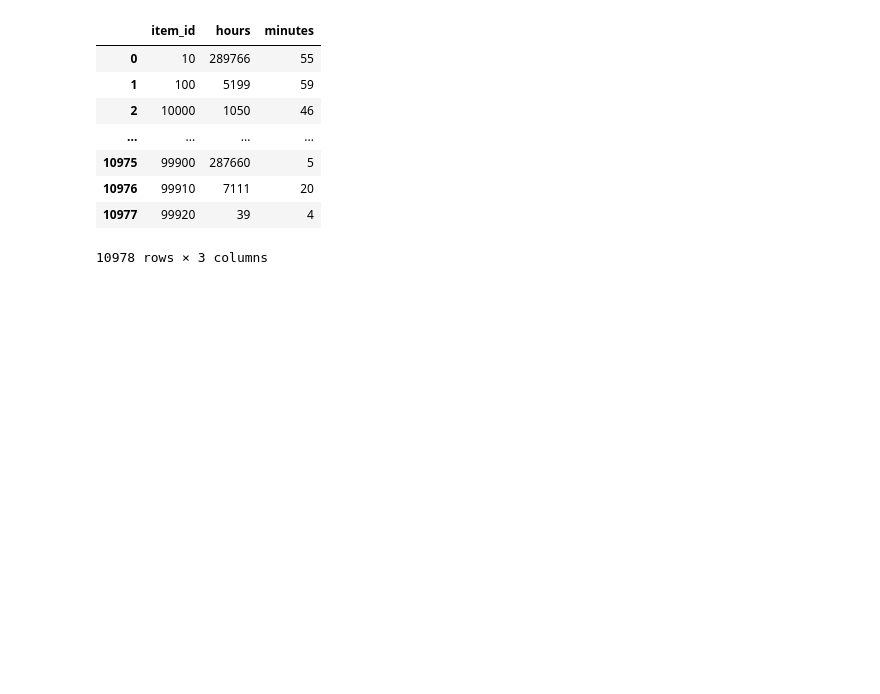
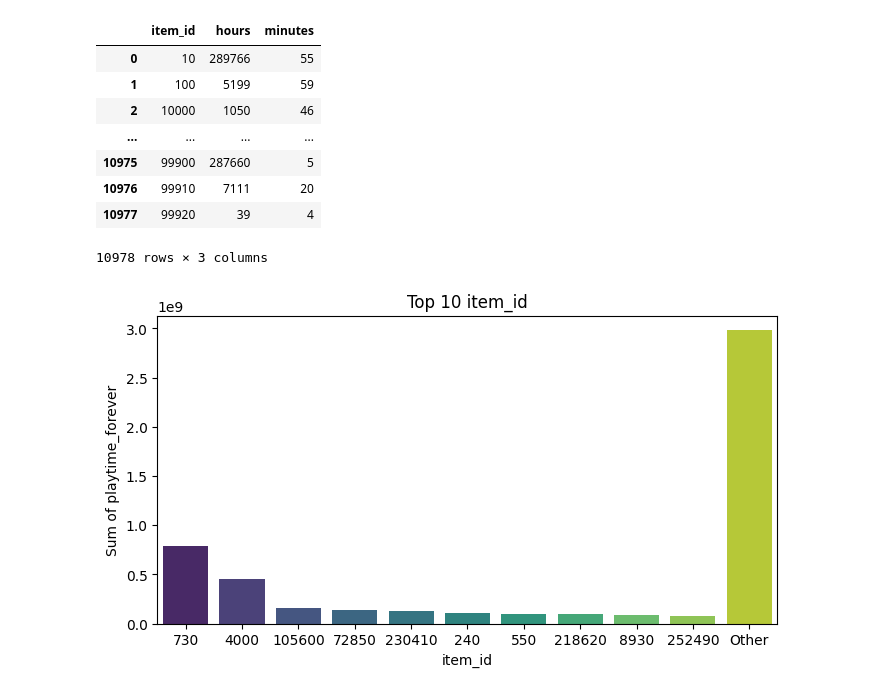
Before and after one commit to martinarielriveros/PI_MLops, a Jupyter notebook: EDA&ETL/user_items.ipynb, the cells around one changed output. Cells and saved outputs as stored; diff of their text form; code cells hidden in the pictures; blank space fills up the shorter version.

```diff
--- a/EDA&ETL/user_items.ipynb
+++ b/EDA&ETL/user_items.ipynb
@@ -114 +198,16 @@ memory usage: 117.9+ MB
+# %%
+# Convert the 'item_id' column in 'unpacked_items' to int64
+
+unpacked_items['item_id'] = unpacked_items['item_id'].astype(int)
+
+# Merge dataframes on the 'Iitem_id' column
+
+merged_df = pd.merge(unpacked_items, genre_df, on='item_id')
+merged_df
+# %%
+# Save relevant info to be able to solve further requisites of the project
+# (this is done locally before uploading, so no much compression needed).
+
+light_unpacked = merged_df[['user_id', 'item_id', 'playtime_forever']]
+light_unpacked.to_csv("../light_data/function2.csv")
 # %%
@@ -125,3 +220,5 @@ Length: 8, dtype: int64
 # %%
 # Group by the 'item_id' column and sum the 'playtime_forever' column
-item_id_playtime = unpacked.groupby('item_id')['playtime_forever'].sum().reset_index()
+
+item_id_playtime = light_unpacked.groupby('item_id')['playtime_forever'].sum().reset_index()
+item_id_playtime
@@ -161,3 +258,31 @@ hors_and_minutes_by_Item_id
 10978 rows × 3 columns
 # %%
 hors_and_minutes_by_Item_id.to_csv('../light_data/item_id&playtime.csv', index=False)
+# %%
+# Plot some insights for data
+
+
+import pandas as pd
+import matplotlib.pyplot as plt
+import seaborn as sns
+
+# Sort the DataFrame by 'playtime_forever' in descending order
+item_id_playtime = item_id_playtime.sort_values(by='playtime_forever', ascending=False)
+
+# Select the top 10 categories and sum the rest
+
+top_categories = item_id_playtime.head(10)
+other_category = pd.DataFrame({'item_id': ['Other'], 'playtime_forever': [item_id_playtime.iloc[10:]['playtime_forever'].sum()]})
+
+# Concatenate the top categories and 'Other'
+new_df = pd.concat([top_categories, other_category])
+
+# Plot the data
+plt.figure(figsize=(8, 4))
+sns.barplot(x='item_id', y='playtime_forever', data=new_df, palette='viridis')
+plt.title('Top 10 item_id')
+plt.xlabel('item_id')
+plt.ylabel('Sum of playtime_forever')
+plt.show()
+# %% [output]
+[figure, added]
```
Also changed, not shown: parts of 25 cells of this notebook, 4 other files.
